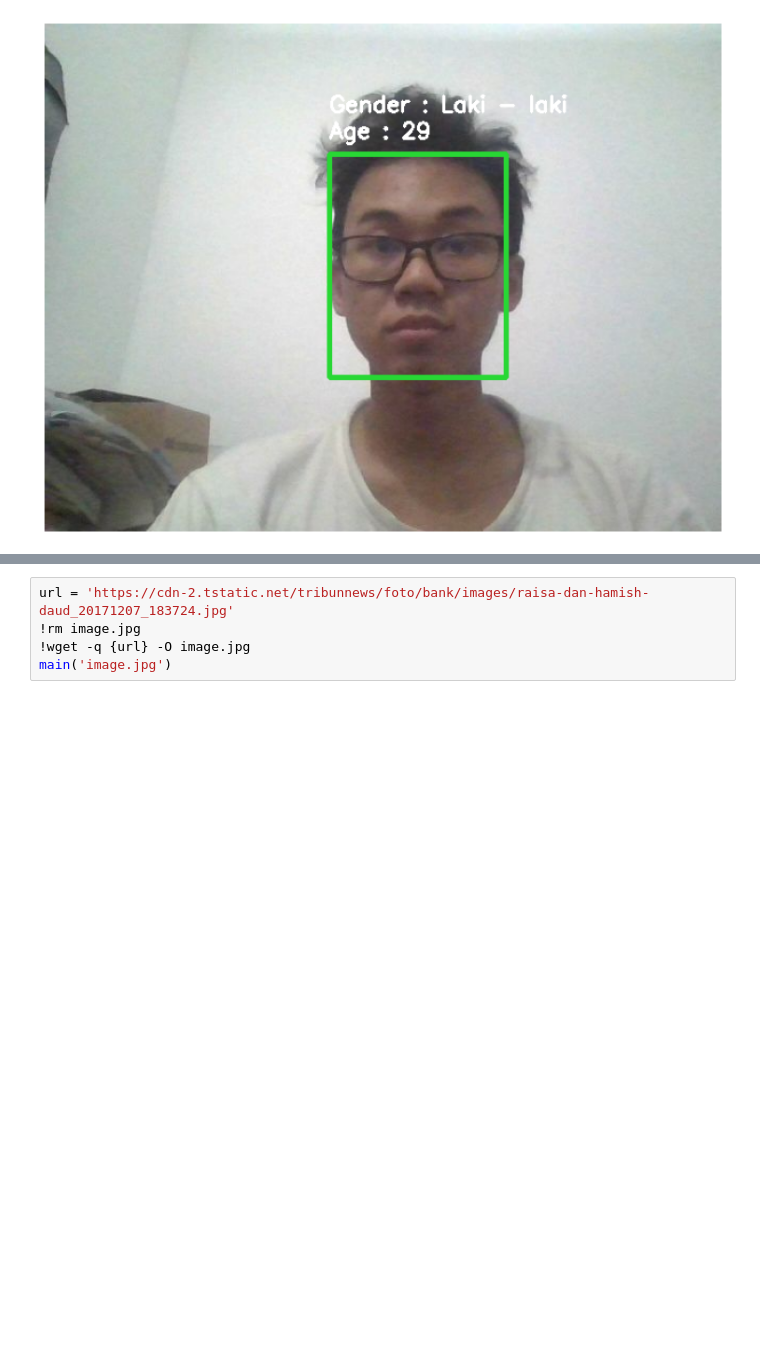
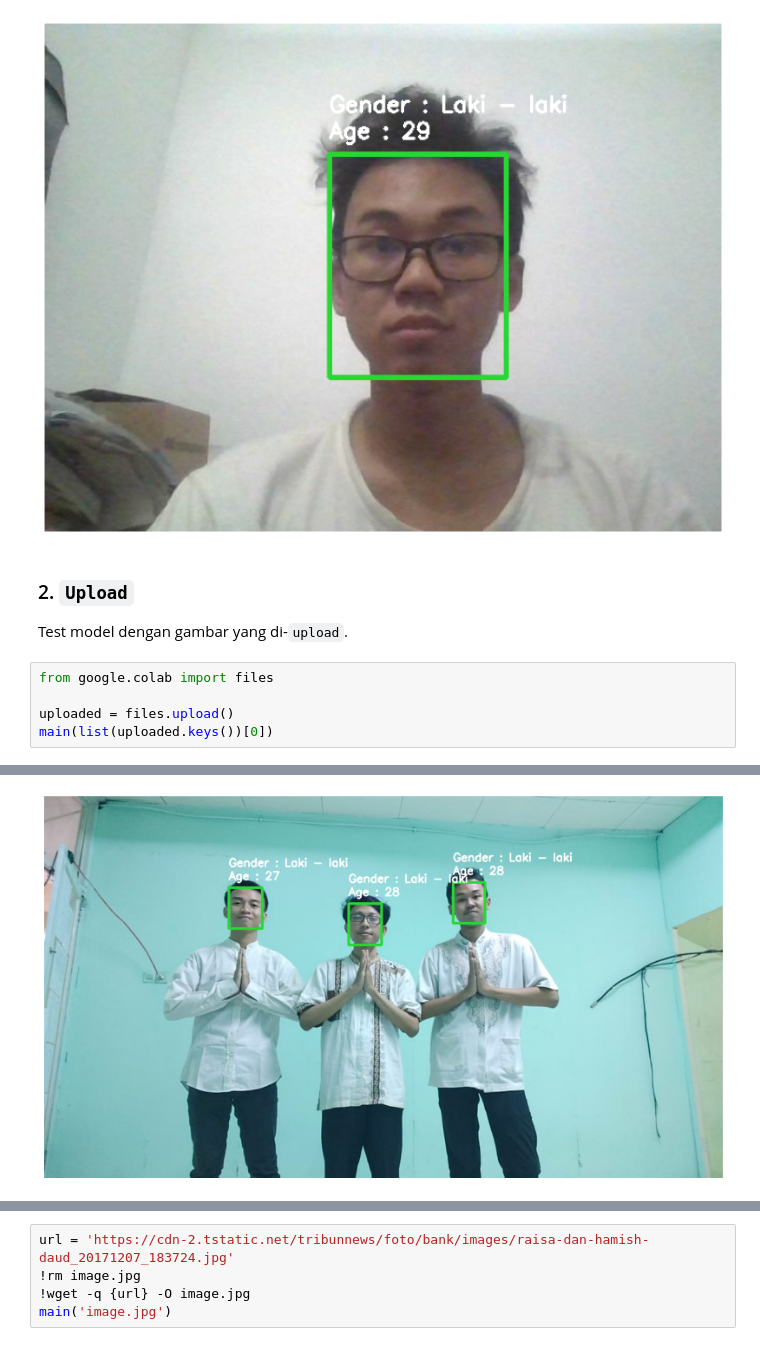
Before and after one commit to Hyuto/bdc-2021, a Jupyter notebook: notebook/Test Model.ipynb, the cells around one changed output, grey strips where cells are left out. Cells and saved outputs as stored; diff of their text form; blank space fills up the shorter version.

Commit message:
Update test model notebook

```diff
--- a/notebook/Test Model.ipynb
+++ b/notebook/Test Model.ipynb
@@ -247,3 +247,13 @@ main(filename)
 # %% [output]
 [interactive output not drawn]
 [figure]
+# %% [markdown]
+### 2. `Upload`
+
+Test model dengan gambar yang di-`upload`.
+# %%
+from google.colab import files
+
+uploaded = files.upload()
+main(list(uploaded.keys())[0])
+# %% [output]
@@ -250 +264,2 @@ main(filename)
+[figure, added]
 # %% [markdown]
```
Also changed, not shown: parts of 2 cells of this notebook.
